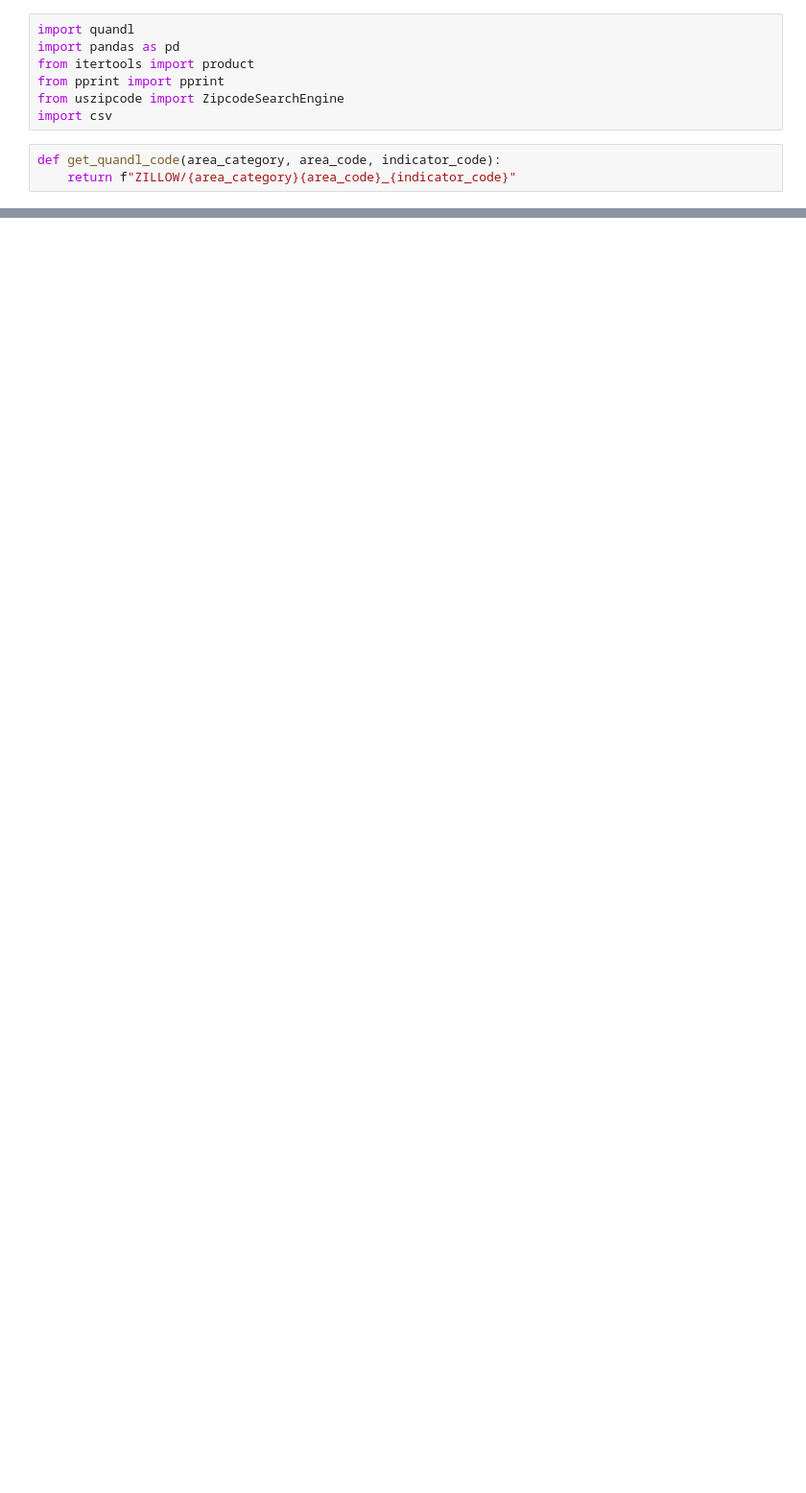
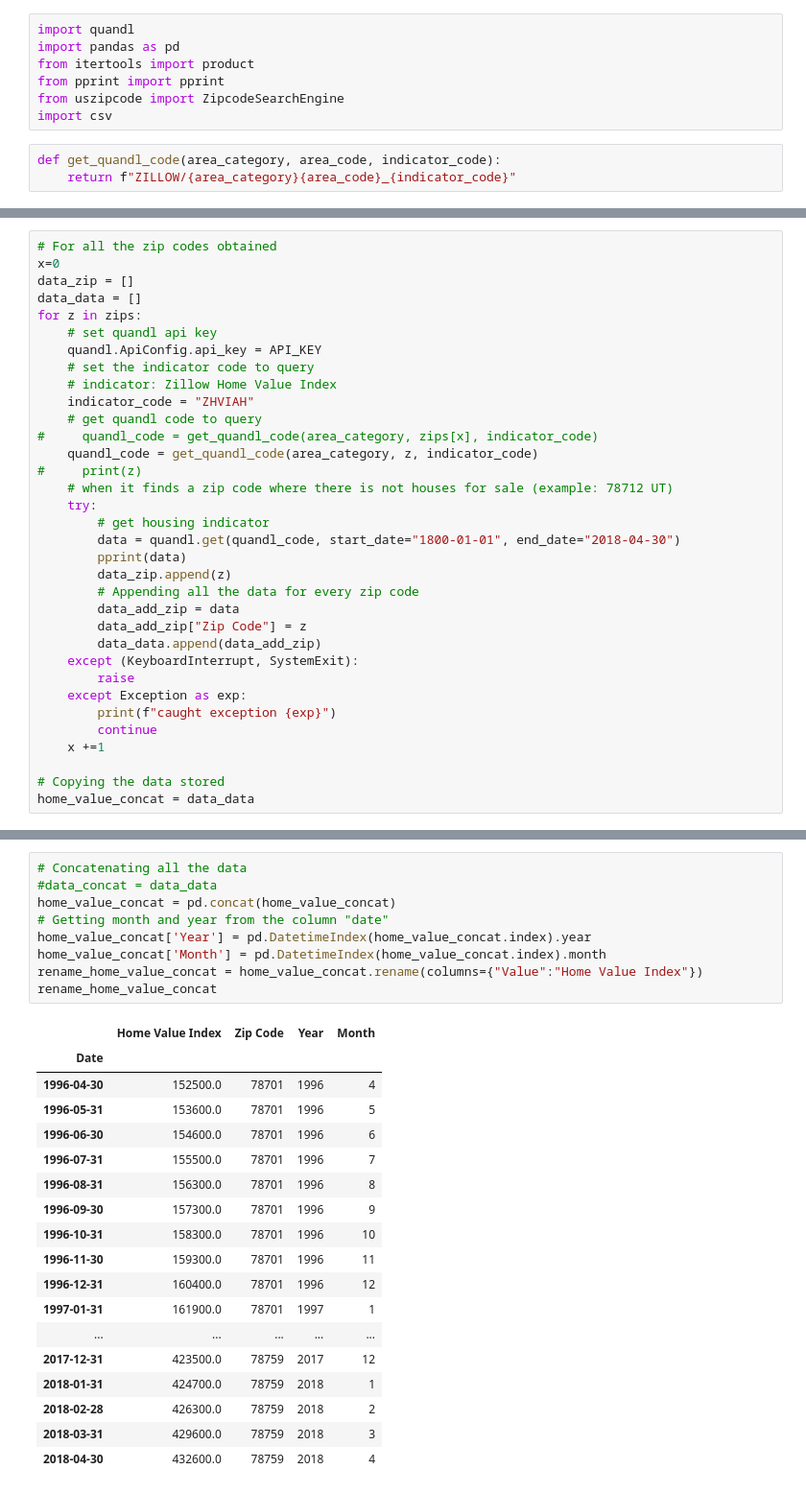
Before and after one commit to KeithBreach/project-01, a Jupyter notebook: scripts/quandl_api_modified.ipynb, the cells around one changed output, grey strips where cells are left out. Shown: that part at 96% size. Drawn from its saved outputs; the diff is of its cells as text; blank space fills up the shorter version.

```diff
--- a/scripts/quandl_api_modified.ipynb
+++ b/scripts/quandl_api_modified.ipynb
@@ -63,0 +49,34 @@ For now the code is only working for the home value index. Change: indicator_cod
+# %%
+# For all the zip codes obtained
+x=0
+data_zip = []
+data_data = []
+for z in zips:
+    # set quandl api key
+    quandl.ApiConfig.api_key = API_KEY
+    # set the indicator code to query
+    # indicator: Zillow Home Value Index
+    indicator_code = "ZHVIAH"
+    # get quandl code to query
+#     quandl_code = get_quandl_code(area_category, zips[x], indicator_code)
+    quandl_code = get_quandl_code(area_category, z, indicator_code)
+#     print(z)
+    # when it finds a zip code where there is not houses for sale (example: 78712 UT)
+    try:
+        # get housing indicator
+        data = quandl.get(quandl_code, start_date="1800-01-01", end_date="2018-04-30")
+        pprint(data)
+        data_zip.append(z)
+        # Appending all the data for every zip code
+        data_add_zip = data
+        data_add_zip["Zip Code"] = z
+        data_data.append(data_add_zip)
+    except (KeyboardInterrupt, SystemExit):
+        raise
+    except Exception as exp:
+        print(f"caught exception {exp}")
+        continue
+    x +=1
+
+# Copying the data stored
+home_value_concat = data_data
@@ -63,0 +101,28 @@ For now the code is only working for the home value index. Change: indicator_cod
+# %%
+# Concatenating all the data
+#data_concat = data_data
+home_value_concat = pd.concat(home_value_concat)
+# Getting month and year from the column "date"
+home_value_concat['Year'] = pd.DatetimeIndex(home_value_concat.index).year
+home_value_concat['Month'] = pd.DatetimeIndex(home_value_concat.index).month
+rename_home_value_concat = home_value_concat.rename(columns={"Value":"Home Value Index"})
+rename_home_value_concat
+# %% [output]
+|  | Home Value Index | Zip Code | Year | Month |
+| Date |  |  |  |  |
+| 1996-04-30 | 152500.0 | 78701 | 1996 | 4 |
+| 1996-05-31 | 153600.0 | 78701 | 1996 | 5 |
+| 1996-06-30 | 154600.0 | 78701 | 1996 | 6 |
+| 1996-07-31 | 155500.0 | 78701 | 1996 | 7 |
+| 1996-08-31 | 156300.0 | 78701 | 1996 | 8 |
+| 1996-09-30 | 157300.0 | 78701 | 1996 | 9 |
+| 1996-10-31 | 158300.0 | 78701 | 1996 | 10 |
+| 1996-11-30 | 159300.0 | 78701 | 1996 | 11 |
+| 1996-12-31 | 160400.0 | 78701 | 1996 | 12 |
+| 1997-01-31 | 161900.0 | 78701 | 1997 | 1 |
+| ... | ... | ... | ... | ... |
+| 2017-12-31 | 423500.0 | 78759 | 2017 | 12 |
+| 2018-01-31 | 424700.0 | 78759 | 2018 | 1 |
+| 2018-02-28 | 426300.0 | 78759 | 2018 | 2 |
+| 2018-03-31 | 429600.0 | 78759 | 2018 | 3 |
+| 2018-04-30 | 432600.0 | 78759 | 2018 | 4 |
```
Also changed, not shown: parts of 38 cells of this notebook, 2 other files.
